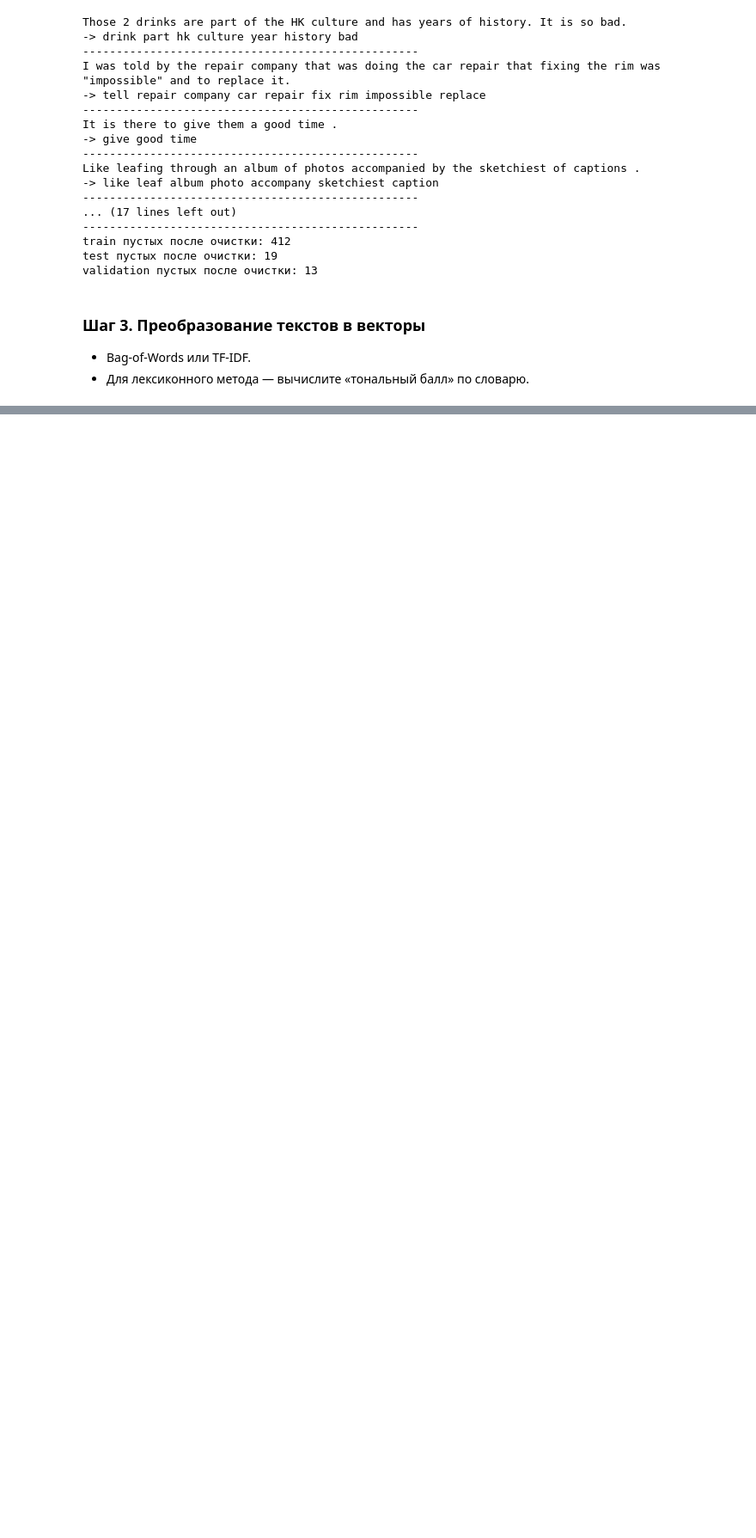
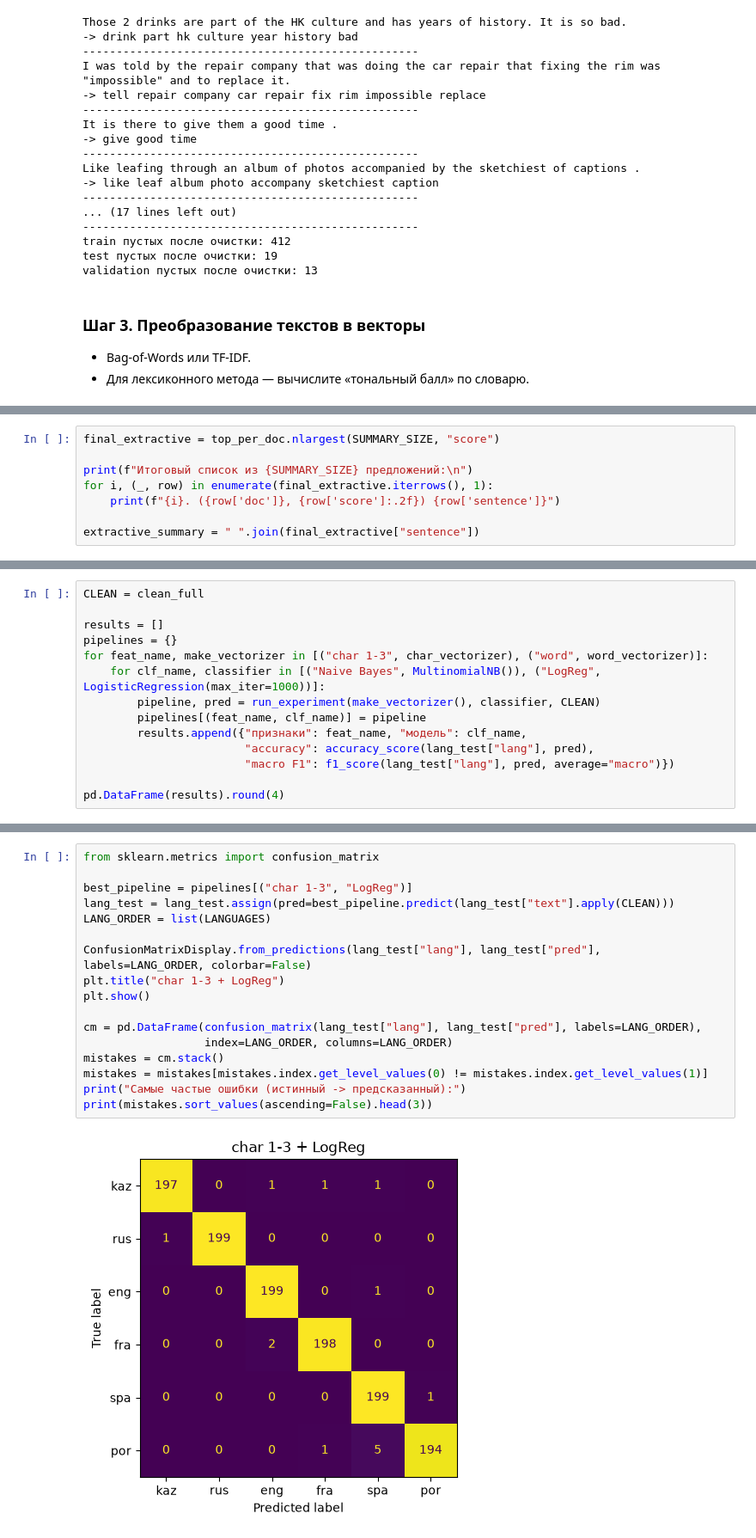
Before and after one commit to qaisar04/nlp-assignment-3, a Jupyter notebook: notebook.ipynb, the cells around one changed output, grey strips where cells are left out. Shown at 86% size. Drawn from its saved outputs; the diff is of its cells as text; blank space fills up the shorter version.

Commit message:
Complete all 4 tasks of Assignment 3
Co-Authored-By: Claude Opus 5.5 <noreply@anthropic.com>

```diff
--- a/notebook.ipynb
+++ b/notebook.ipynb
@@ -186,0 +556,8 @@ print("Ключевые слова:", sorted_keywords)
+# %%
+final_extractive = top_per_doc.nlargest(SUMMARY_SIZE, "score")
+
+print(f"Итоговый список из {SUMMARY_SIZE} предложений:\n")
+for i, (_, row) in enumerate(final_extractive.iterrows(), 1):
+    print(f"{i}. ({row['doc']}, {row['score']:.2f}) {row['sentence']}")
+
+extractive_summary = " ".join(final_extractive["sentence"])
@@ -186,0 +945,14 @@ print("Ключевые слова:", sorted_keywords)
+# %%
+CLEAN = clean_full
+
+results = []
+pipelines = {}
+for feat_name, make_vectorizer in [("char 1-3", char_vectorizer), ("word", word_vectorizer)]:
+    for clf_name, classifier in [("Naive Bayes", MultinomialNB()), ("LogReg", LogisticRegression(max_iter=1000))]:
+        pipeline, pred = run_experiment(make_vectorizer(), classifier, CLEAN)
+        pipelines[(feat_name, clf_name)] = pipeline
+        results.append({"признаки": feat_name, "модель": clf_name,
+                        "accuracy": accuracy_score(lang_test["lang"], pred),
+                        "macro F1": f1_score(lang_test["lang"], pred, average="macro")})
+
+pd.DataFrame(results).round(4)
@@ -186,0 +996,19 @@ print("Ключевые слова:", sorted_keywords)
+# %%
+from sklearn.metrics import confusion_matrix
+
+best_pipeline = pipelines[("char 1-3", "LogReg")]
+lang_test = lang_test.assign(pred=best_pipeline.predict(lang_test["text"].apply(CLEAN)))
+LANG_ORDER = list(LANGUAGES)
+
+ConfusionMatrixDisplay.from_predictions(lang_test["lang"], lang_test["pred"], labels=LANG_ORDER, colorbar=False)
+plt.title("char 1-3 + LogReg")
+plt.show()
+
+cm = pd.DataFrame(confusion_matrix(lang_test["lang"], lang_test["pred"], labels=LANG_ORDER),
+                  index=LANG_ORDER, columns=LANG_ORDER)
+mistakes = cm.stack()
+mistakes = mistakes[mistakes.index.get_level_values(0) != mistakes.index.get_level_values(1)]
+print("Самые частые ошибки (истинный -> предсказанный):")
+print(mistakes.sort_values(ascending=False).head(3))
+# %% [output]
+[figure, added]
```
Also changed, not shown: parts of 58 cells of this notebook, 6 other files.
